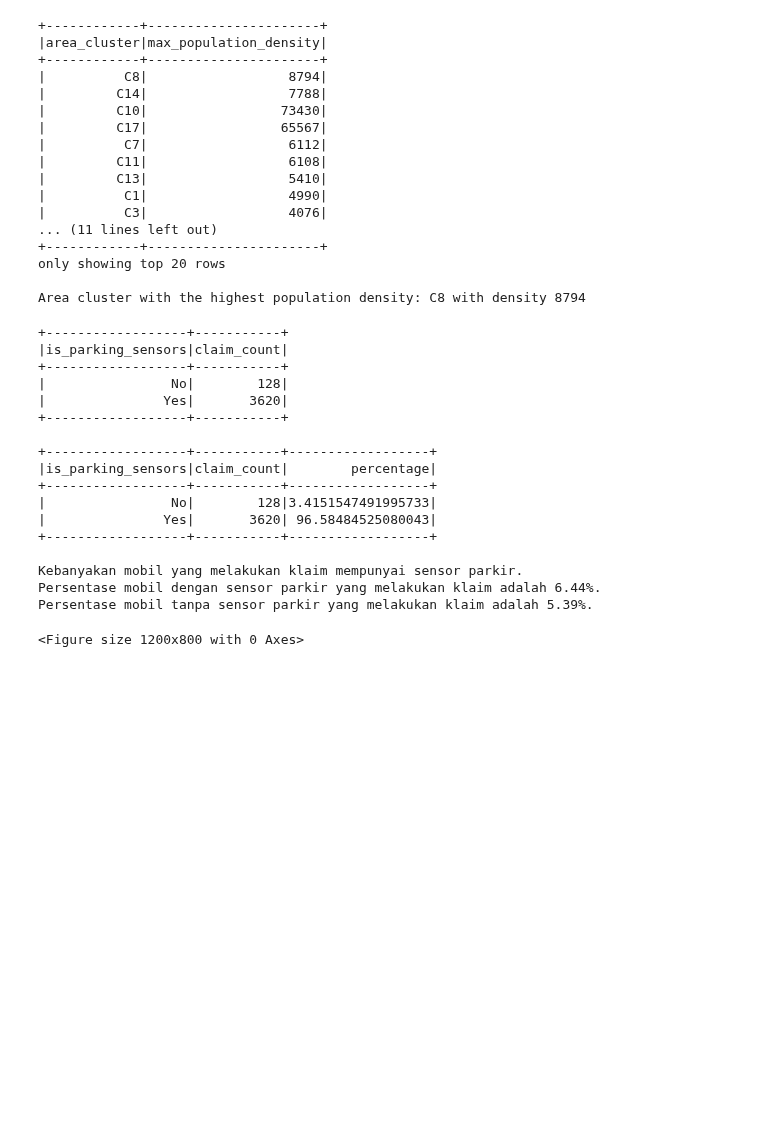
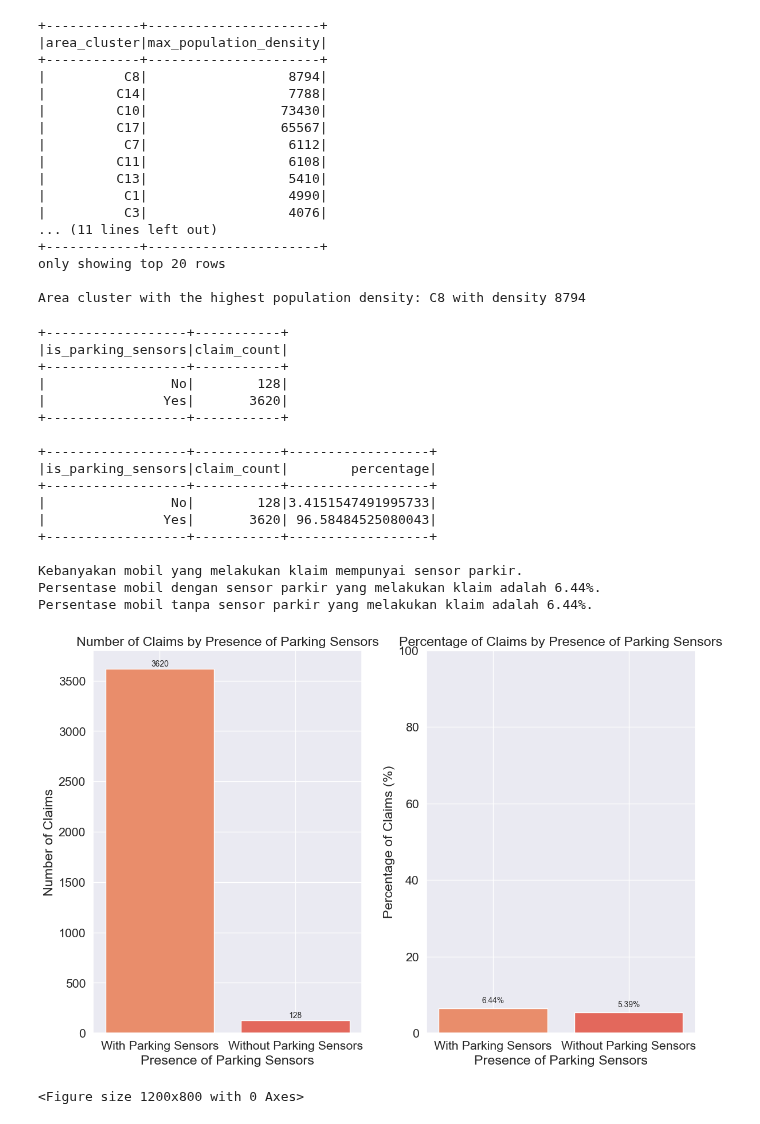
Before and after one commit to evlynEl/BigData, a Jupyter notebook: Projek.ipynb, the cells around one changed output. Cells and saved outputs as stored; diff of their text form; code cells hidden in the pictures; blank space fills up the shorter version.

```diff
--- a/Projek.ipynb
+++ b/Projek.ipynb
@@ -363,7 +393,7 @@ else:
     print("Tidak ada mobil dengan sensor parkir dalam dataset.")
 
 if total_no_parking_sensors > 0:
-    percentage_with_sensors_and_claims = (no_parking_sensors_claims / total_no_parking_sensors) * 100
+    percentage_without_sensors_and_claims = (no_parking_sensors_claims / total_no_parking_sensors) * 100
     print(f"Persentase mobil tanpa sensor parkir yang melakukan klaim adalah {percentage_with_sensors_and_claims:.2f}%.")
 else:
     print("Tidak ada mobil dengan sensor parkir dalam dataset.")
@@ -384,7 +414,37 @@ else:
 
 Kebanyakan mobil yang melakukan klaim mempunyai sensor parkir.
 Persentase mobil dengan sensor parkir yang melakukan klaim adalah 6.44%.
-Persentase mobil tanpa sensor parkir yang melakukan klaim adalah 5.39%.
+Persentase mobil tanpa sensor parkir yang melakukan klaim adalah 6.44%.
+# %%
+labels = ['With Parking Sensors', 'Without Parking Sensors']
+claim_counts = [parking_sensors_claims, no_parking_sensors_claims]
+percentages = [percentage_with_sensors_and_claims, percentage_without_sensors_and_claims]
+
+plt.figure(figsize=(12, 8))
+
+plt.subplot(1, 2, 1)
+plt.bar(labels, claim_counts, color=colors)
+plt.xlabel('Presence of Parking Sensors')
+plt.ylabel('Number of Claims')
+plt.title('Number of Claims by Presence of Parking Sensors')
+
+for i, count in enumerate(claim_counts):
+    plt.text(i, count + 5, str(count), ha='center', va='bottom', fontsize=10)
+
+plt.subplot(1, 2, 2)
+plt.bar(labels, percentages, color=colors)
+plt.xlabel('Presence of Parking Sensors')
+plt.ylabel('Percentage of Claims (%)')
+plt.title('Percentage of Claims by Presence of Parking Sensors')
+
+for i, percent in enumerate(percentages):
+    plt.text(i, percent + 1, f'{percent:.2f}%', ha='center', va='bottom', fontsize=10)
+
+plt.ylim(0, 100)
+plt.tight_layout()
+plt.show()
+# %% [output]
+[figure, added]
 # %%
 df_grouped = df.groupBy("is_claim", "rear_brakes_type").agg(count("*").alias("count"))
 df_pandas = df_grouped.toPandas()
```
Also changed, not shown: parts of 13 cells of this notebook.
